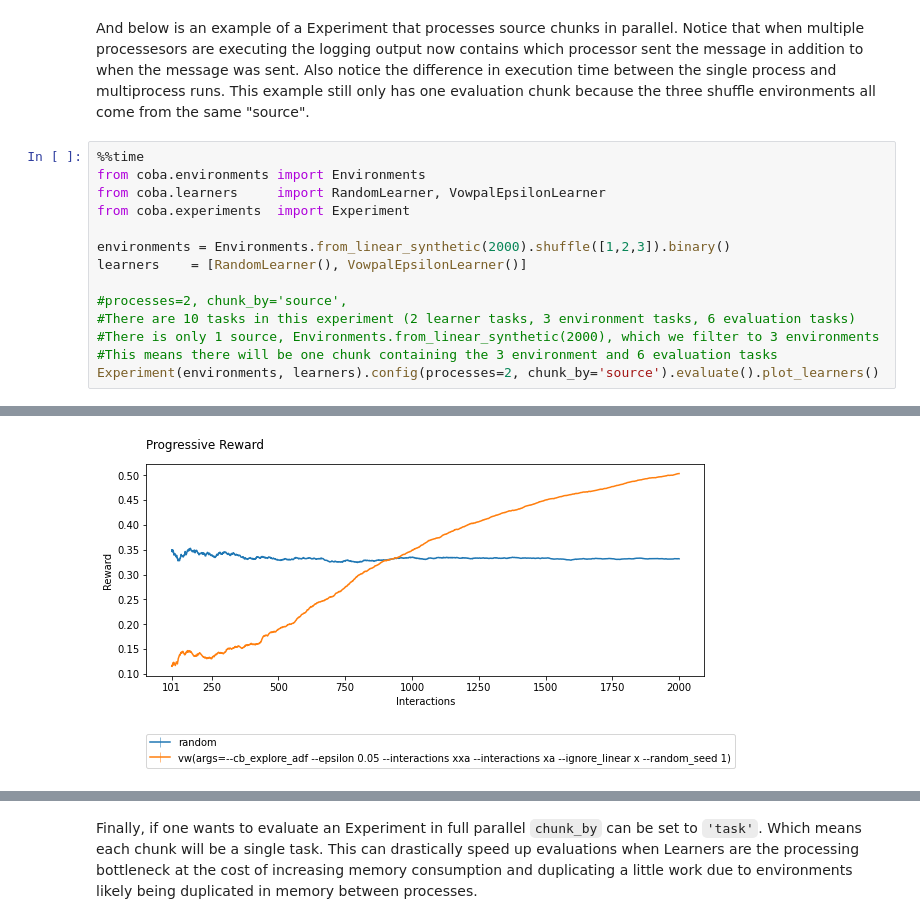
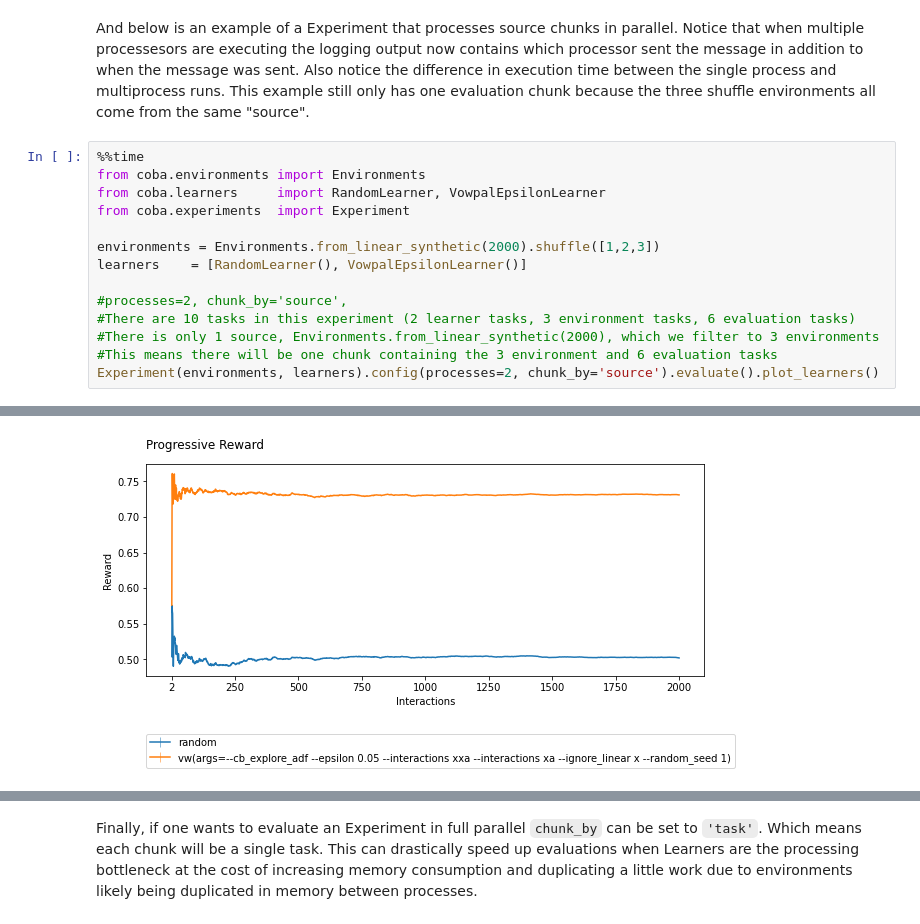
Before and after one commit to VowpalWabbit/coba, a Jupyter notebook: examples/notebooks/Experiments.ipynb, the cells around one changed output, grey strips where cells are left out. Saved outputs shown, nothing was run; the diff lists cells and outputs as text.

```diff
--- a/examples/notebooks/Experiments.ipynb
+++ b/examples/notebooks/Experiments.ipynb
@@ -95,7 +95,7 @@ from coba.environments import Environments
 from coba.learners     import RandomLearner, VowpalEpsilonLearner
 from coba.experiments  import Experiment
 
-environments = Environments.from_linear_synthetic(2000).shuffle([1,2,3]).binary()
+environments = Environments.from_linear_synthetic(2000).shuffle([1,2,3])
 learners    = [RandomLearner(), VowpalEpsilonLearner()]
 
 #processes=2, chunk_by='source',
@@ -125 +125 @@ Experiment(environments, learners).config(processes=2, chunk_by='source').evalua
-[figure, old version]
+[figure, new version]
```
Also changed, not shown: parts of 6 cells of this notebook, 9 other files.
